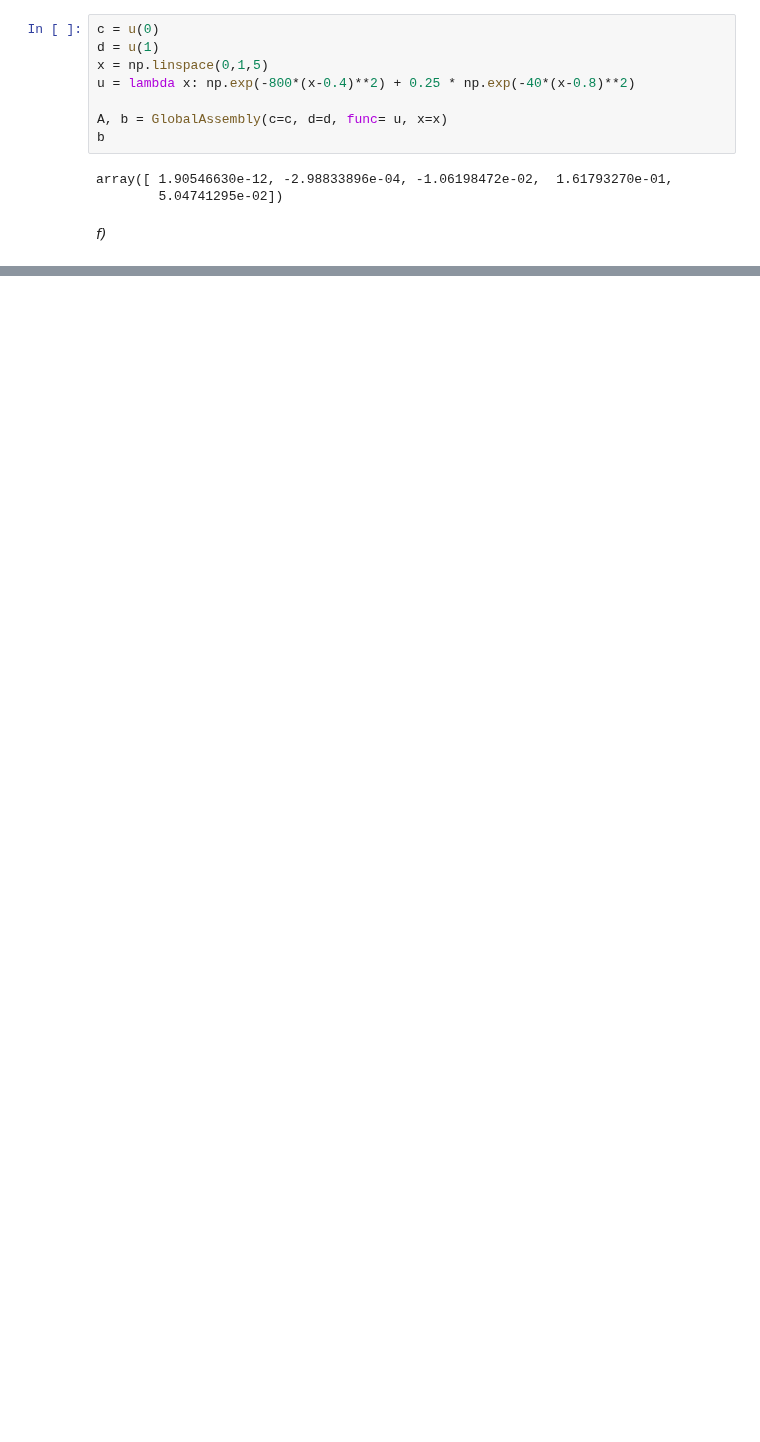
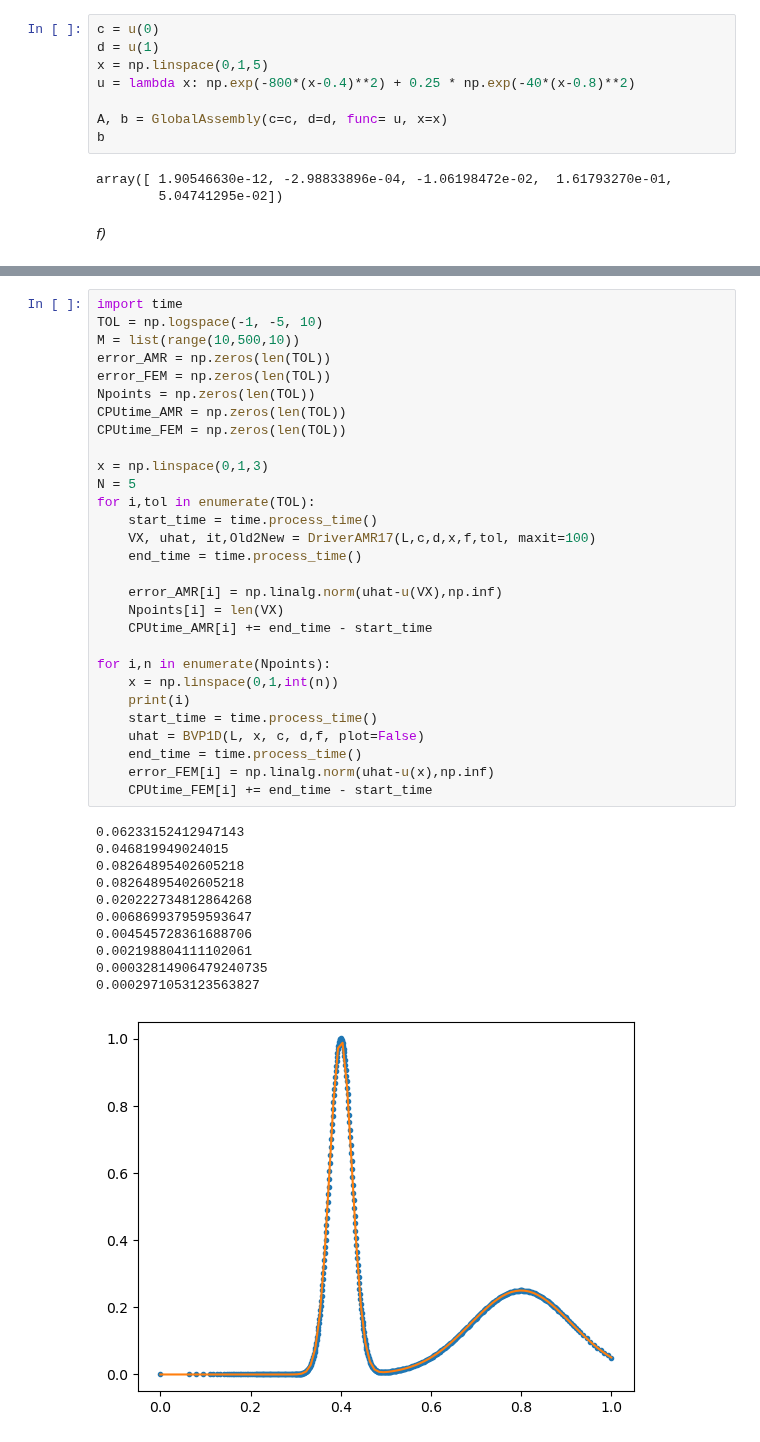
Before and after one commit to MarcusKNielsen/FEM, a Jupyter notebook: Problem1-7.ipynb, the cells around one changed output, grey strips where cells are left out. Saved outputs shown, nothing was run; the diff lists cells and outputs as text; blank space fills up the shorter version.

```diff
--- a/Problem1-7.ipynb
+++ b/Problem1-7.ipynb
@@ -332,0 +476,41 @@ print(Old2New)
+# %%
+import time
+TOL = np.logspace(-1, -5, 10)
+M = list(range(10,500,10))
+error_AMR = np.zeros(len(TOL))
+error_FEM = np.zeros(len(TOL))
+Npoints = np.zeros(len(TOL))
+CPUtime_AMR = np.zeros(len(TOL))
+CPUtime_FEM = np.zeros(len(TOL))
+
+x = np.linspace(0,1,3)
+N = 5
+for i,tol in enumerate(TOL):
+    start_time = time.process_time()
+    VX, uhat, it,Old2New = DriverAMR17(L,c,d,x,f,tol, maxit=100)
+    end_time = time.process_time()
+
+    error_AMR[i] = np.linalg.norm(uhat-u(VX),np.inf)
+    Npoints[i] = len(VX)
+    CPUtime_AMR[i] += end_time - start_time
+
+for i,n in enumerate(Npoints):
+    x = np.linspace(0,1,int(n))
+    print(i)
+    start_time = time.process_time()
+    uhat = BVP1D(L, x, c, d,f, plot=False)
+    end_time = time.process_time()
+    error_FEM[i] = np.linalg.norm(uhat-u(x),np.inf)
+    CPUtime_FEM[i] += end_time - start_time
+# %% [output]
+0.06233152412947143
+0.046819949024015
+0.08264895402605218
+0.08264895402605218
+0.020222734812864268
+0.006869937959593647
+0.004545728361688706
+0.002198804111102061
+0.00032814906479240735
+0.0002971053123563827
+[figure, added]
```
Also changed, not shown: parts of 21 cells of this notebook.
